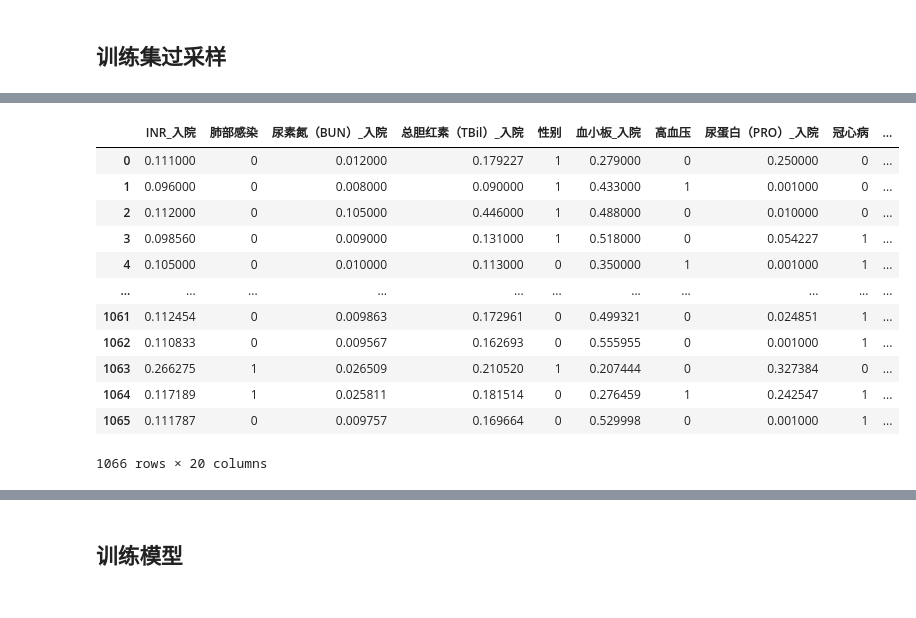
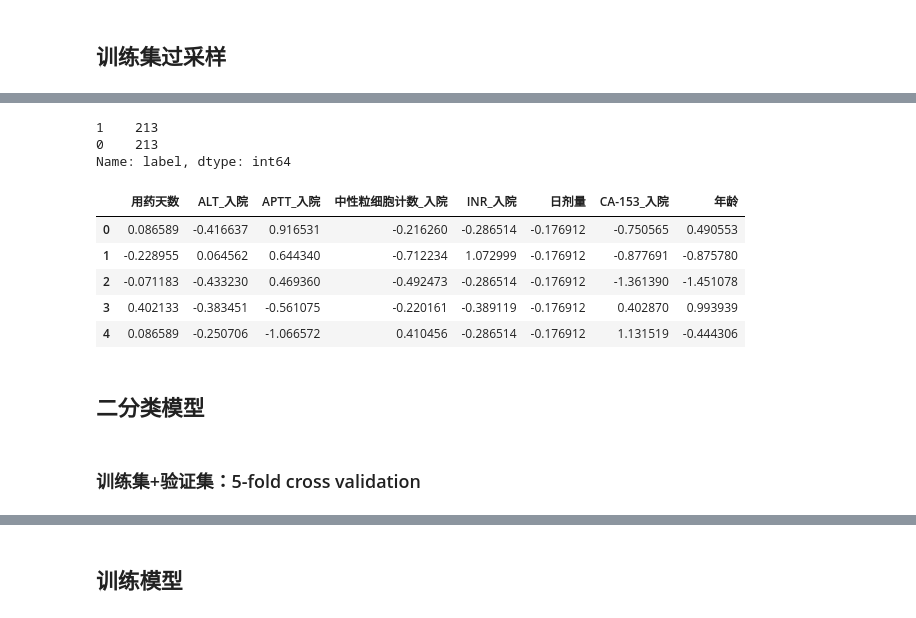
Before and after one commit to yuyongsheng1990/SUP_xinhua_hospital, a Jupyter notebook: data_model.ipynb, the cells around one changed output, grey strips where cells are left out. Drawn from its saved outputs; the diff is of its cells as text; code cells hidden in the pictures.

```diff
--- a/data_model.ipynb
+++ b/data_model.ipynb
@@ -11,6 +18,6 @@ project_path = os.getcwd()
 # %% [markdown]
 ## 读入数据
 # %%
-df_model =pd.read_excel(project_path +'/data/df_model_data_importance.xlsx')
+df_model =pd.read_excel(project_path +'/data/result/feature_engineering/df_4.5_model_data_forward_accuracy.xlsx')
 if 'Unnamed: 0' in df_model.columns:
     df_model = df_model.drop(['Unnamed: 0'], axis=1)
@@ -21,15 +49,17 @@ df_model.shape
 # %%
-discrete_col=['性别','冠心病','肺部感染','糖尿病','高血压','心功能不全','脑梗死','头晕','房颤','心肌梗塞','阿司匹林',
-              '阿托伐他','前列地尔','银杏内酯']
+discrete_col=['性别','drug_AC','泌尿系统疾病_label','内分泌和代谢疾病_label', 'drug_ASA', '基础疾病']
+
 continuous_col=[x for x in df_model.columns if x not in discrete_col]
 continuous_col.remove('label')
 # %% [markdown]
 ## 数据归一化
 # %%
 # 防止不同维特征数据差距过大，影响建模效果
+from sklearn.preprocessing import StandardScaler
+ss = StandardScaler()
+# df_model[continuous_col]=ss.fit_transform(df_model[continuous_col])
 for i in continuous_col:
-    max_value = df_model[i].max()
-    df_model[i]=df_model[i].apply(lambda x: round(x/max_value,3))
+    df_model[[i]] = ss.fit_transform(df_model[[i]])
 # %%
 df_model.columns
 # %% [output]
@@ -191,18 +325,17 @@ tran_x_sm.shape
+# %%
+tran_y_sm.value_counts()
+# %% [output]
+1    213
+0    213
+Name: label, dtype: int64
 # %%
-tran_x_sm
+tran_x_sm.head()
 # %% [output]
-|  | INR_入院 | 肺部感染 | 尿素氮（BUN）_入院 | 总胆红素（TBil）_入院 | 性别 | 血小板_入院 | 高血压 | 尿蛋白（PRO）_入院 | 冠心病 | ... |
-| 0 | 0.111000 | 0 | 0.012000 | 0.179227 | 1 | 0.279000 | 0 | 0.250000 | 0 | ... |
-| 1 | 0.096000 | 0 | 0.008000 | 0.090000 | 1 | 0.433000 | 1 | 0.001000 | 0 | ... |
-| 2 | 0.112000 | 0 | 0.105000 | 0.446000 | 1 | 0.488000 | 0 | 0.010000 | 0 | ... |
-| 3 | 0.098560 | 0 | 0.009000 | 0.131000 | 1 | 0.518000 | 0 | 0.054227 | 1 | ... |
-| 4 | 0.105000 | 0 | 0.010000 | 0.113000 | 0 | 0.350000 | 1 | 0.001000 | 1 | ... |
-| ... | ... | ... | ... | ... | ... | ... | ... | ... | ... | ... |
-| 1061 | 0.112454 | 0 | 0.009863 | 0.172961 | 0 | 0.499321 | 0 | 0.024851 | 1 | ... |
-| 1062 | 0.110833 | 0 | 0.009567 | 0.162693 | 0 | 0.555955 | 0 | 0.001000 | 1 | ... |
-| 1063 | 0.266275 | 1 | 0.026509 | 0.210520 | 1 | 0.207444 | 0 | 0.327384 | 0 | ... |
-| 1064 | 0.117189 | 1 | 0.025811 | 0.181514 | 0 | 0.276459 | 1 | 0.242547 | 1 | ... |
-| 1065 | 0.111787 | 0 | 0.009757 | 0.169664 | 0 | 0.529998 | 0 | 0.001000 | 1 | ... |
+|  | 用药天数 | ALT_入院 | APTT_入院 | 中性粒细胞计数_入院 | INR_入院 | 日剂量 | CA-153_入院 | 年龄 |
+| 0 | 0.086589 | -0.416637 | 0.916531 | -0.216260 | -0.286514 | -0.176912 | -0.750565 | 0.490553 |
+| 1 | -0.228955 | 0.064562 | 0.644340 | -0.712234 | 1.072999 | -0.176912 | -0.877691 | -0.875780 |
+| 2 | -0.071183 | -0.433230 | 0.469360 | -0.492473 | -0.286514 | -0.176912 | -1.361390 | -1.451078 |
+| 3 | 0.402133 | -0.383451 | -0.561075 | -0.220161 | -0.389119 | -0.176912 | 0.402870 | 0.993939 |
+| 4 | 0.086589 | -0.250706 | -1.066572 | 0.410456 | -0.286514 | -0.176912 | 1.131519 | -0.444306 |
-1066 rows × 20 columns
 # %%
 tran_x_sm.to_excel(project_path+'/data/tran_x_sm.xlsx')
@@ -208,0 +343,4 @@ tran_x_sm.to_excel(project_path+'/data/tran_x_sm.xlsx')
+# %% [markdown]
+## 二分类模型
+# %% [markdown]
+### 训练集+验证集：5-fold cross validation
```
Also changed, not shown: parts of 125 cells of this notebook, 4 other files.
